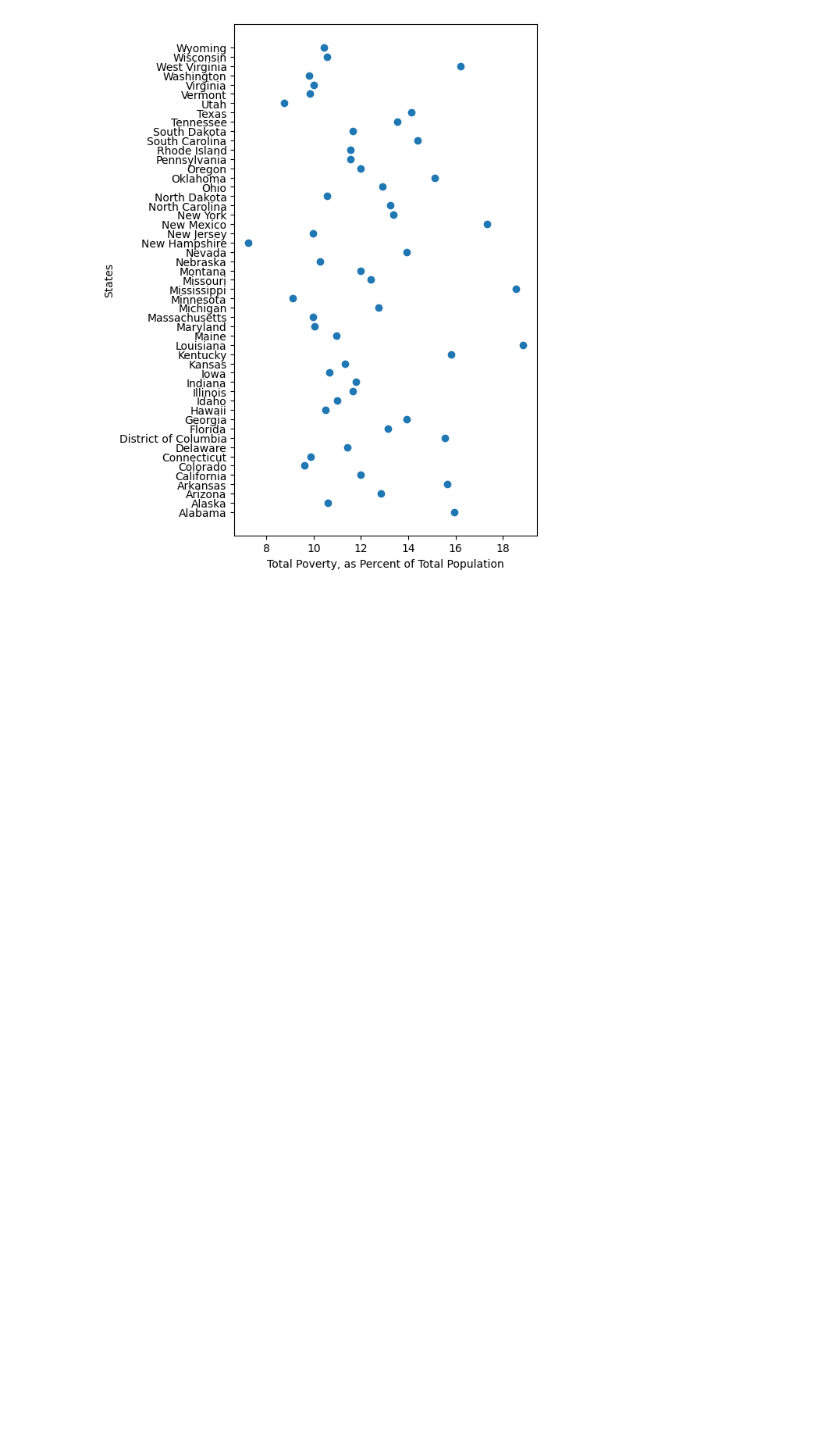
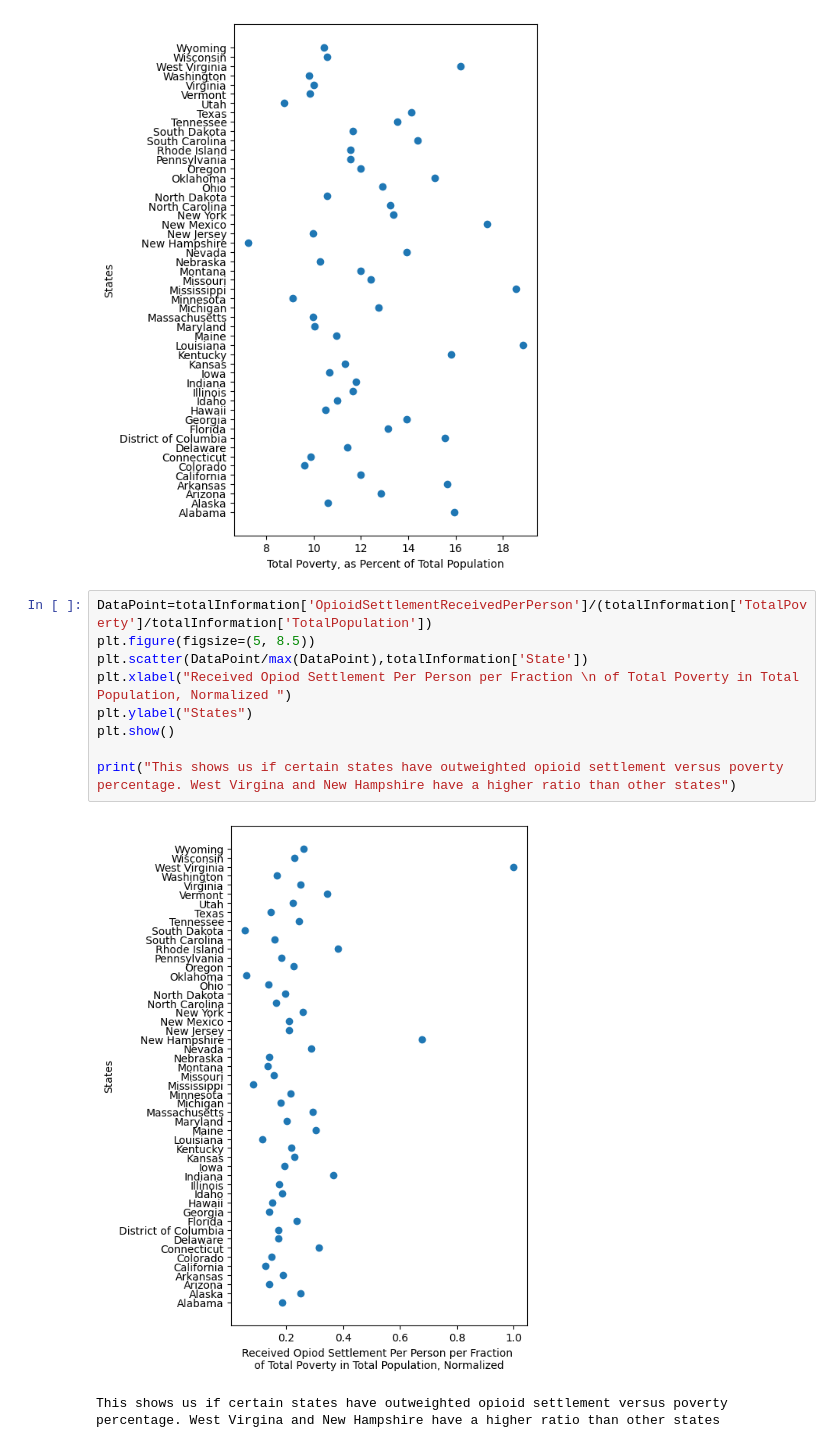
Before and after one commit to kjhornbu/Opioid-Settlement-Expenditures, a Jupyter notebook: OpioidSettlement.ipynb, the cells around one changed output. Drawn from its saved outputs; the diff is of its cells as text; blank space fills up the shorter version.

```diff
--- a/OpioidSettlement.ipynb
+++ b/OpioidSettlement.ipynb
@@ -106,3 +113,15 @@ plt.ylabel("States")
 plt.show()
 # %% [output]
 [figure]
+# %%
+DataPoint=totalInformation['OpioidSettlementReceivedPerPerson']/(totalInformation['TotalPoverty']/totalInformation['TotalPopulation'])
+plt.figure(figsize=(5, 8.5))
+plt.scatter(DataPoint/max(DataPoint),totalInformation['State'])
+plt.xlabel("Received Opiod Settlement Per Person per Fraction \n of Total Poverty in Total Population, Normalized ")
+plt.ylabel("States")
+plt.show()
+
+print("This shows us if certain states have outweighted opioid settlement versus poverty percentage. West Virgina and New Hampshire have a higher ratio than other states")
+# %% [output]
+[figure, added]
+This shows us if certain states have outweighted opioid settlement versus poverty percentage. West Virgina and New Hampshire have a higher ratio than other states
```
Also changed, not shown: parts of 6 cells of this notebook.
